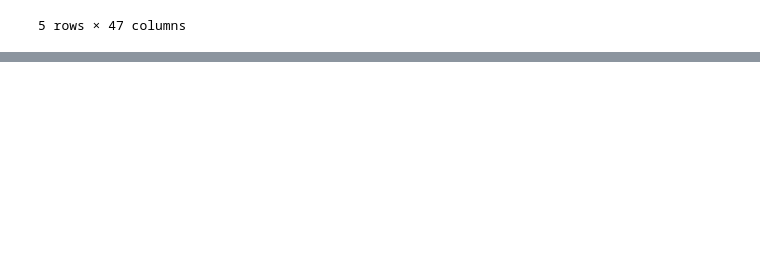
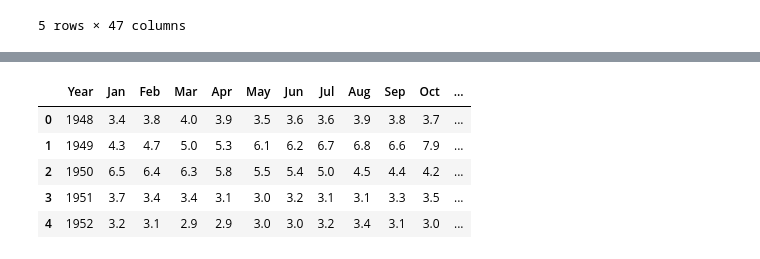
Before and after one commit to Corters22/minimum_wage, a Jupyter notebook: clean_data.ipynb, the cells around one changed output, grey strips where cells are left out. Drawn from its saved outputs; the diff is of its cells as text; code cells hidden in the pictures; blank space fills up the shorter version.

```diff
--- a/clean_data.ipynb
+++ b/clean_data.ipynb
@@ -104,0 +215,12 @@ state_educ_df = state_educ_df
+# %%
+#read in unemployment csv
+employ_path = 'Data/USUnemployment.csv'
+employ_df = pd.read_csv(employ_path)
+employ_df.head()
+# %% [output]
+|  | Year | Jan | Feb | Mar | Apr | May | Jun | Jul | Aug | Sep | Oct | ... |
+| 0 | 1948 | 3.4 | 3.8 | 4.0 | 3.9 | 3.5 | 3.6 | 3.6 | 3.9 | 3.8 | 3.7 | ... |
+| 1 | 1949 | 4.3 | 4.7 | 5.0 | 5.3 | 6.1 | 6.2 | 6.7 | 6.8 | 6.6 | 7.9 | ... |
+| 2 | 1950 | 6.5 | 6.4 | 6.3 | 5.8 | 5.5 | 5.4 | 5.0 | 4.5 | 4.4 | 4.2 | ... |
+| 3 | 1951 | 3.7 | 3.4 | 3.4 | 3.1 | 3.0 | 3.2 | 3.1 | 3.1 | 3.3 | 3.5 | ... |
+| 4 | 1952 | 3.2 | 3.1 | 2.9 | 2.9 | 3.0 | 3.0 | 3.2 | 3.4 | 3.1 | 3.0 | ... |
```
Also changed, not shown: parts of 21 cells of this notebook.
